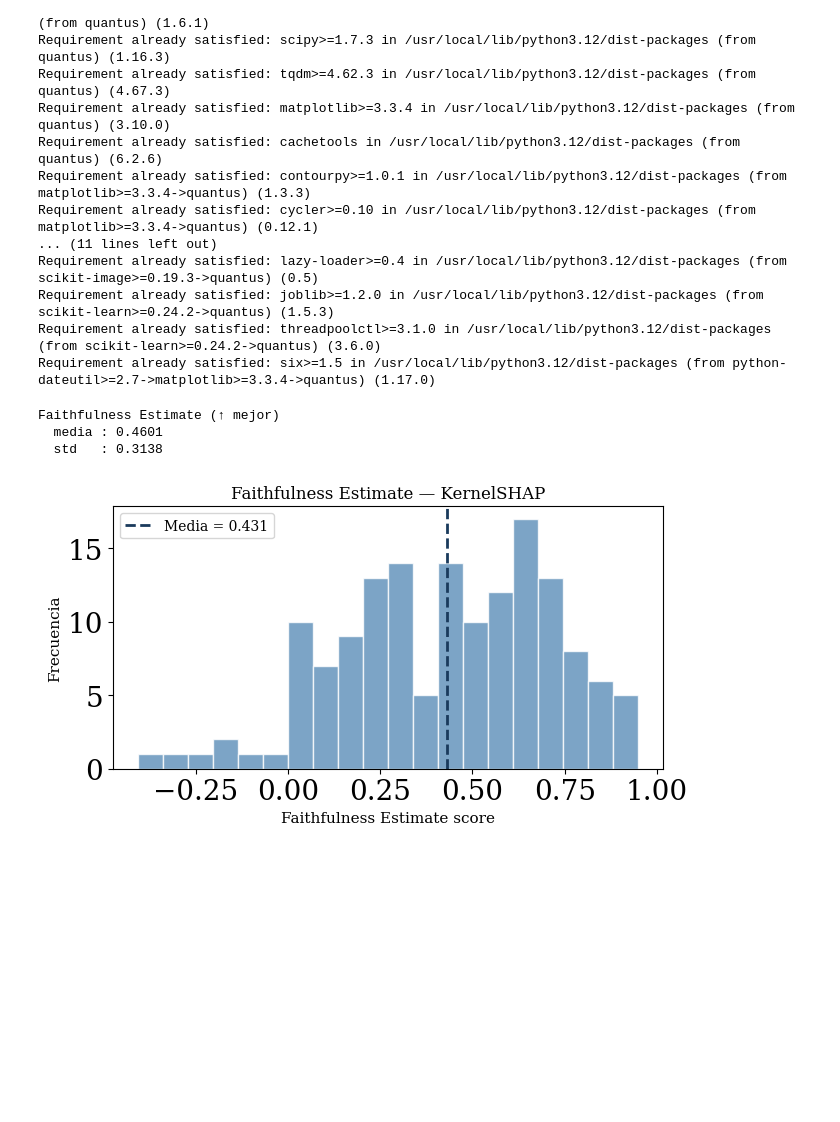
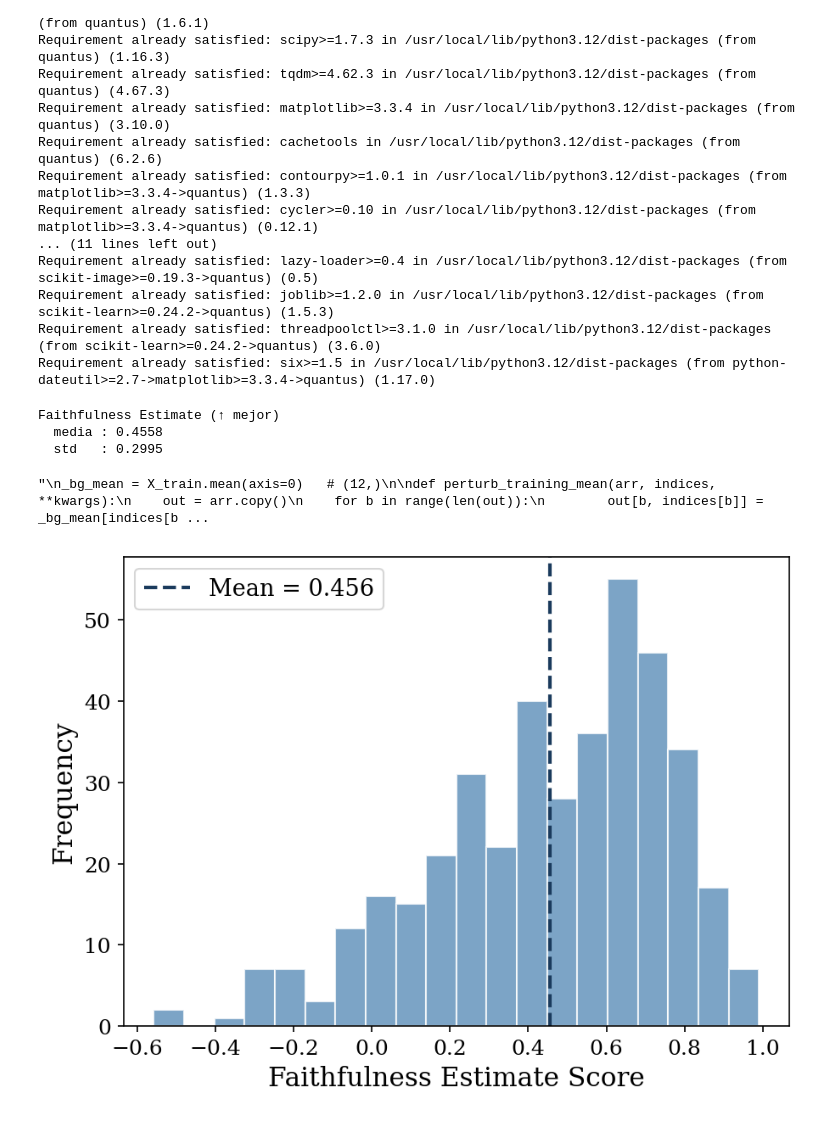
Before and after one commit to CrisCL20/Proyecto-XAI, a Jupyter notebook: notebooks/explanations.ipynb, the cells around one changed output. Saved outputs shown, nothing was run; the diff lists cells and outputs as text; code cells hidden in the pictures; blank space fills up the shorter version.

```diff
--- a/notebooks/explanations.ipynb
+++ b/notebooks/explanations.ipynb
@@ -243,8 +259,8 @@ model_q = keras.Model(inputs=inp_q, outputs=out_q)
 model_q.layers[-1].set_weights([np.ones((1, 1))])
 
 # Subconjunto de 150 instancias para evaluación
-n_eval    = 200
-eval_idx  = np.random.default_rng(0).choice(400, size=n_eval, replace=False)
+n_eval    = 400
+eval_idx  = np.random.default_rng(0).choice(900, size=n_eval, replace=False)
 x_eval    = X_explain[eval_idx]
 a_eval    = shap_values[eval_idx]
 
@@ -292,21 +308,51 @@ scores_fe = np.array(metric_fe(
 print(f'Faithfulness Estimate (↑ mejor)')
 print(f'  media : {np.nanmean(scores_fe):.4f}')
 print(f'  std   : {np.nanstd(scores_fe):.4f}')
+
+# _bg_mean: media del training por feature — mismo punto de referencia que KernelSHAP.
+# FaithfulnessEstimate llama a perturb_func(arr=(batch,12), indices=(batch,step));
+# la función reemplaza los índices enmascarados con la media del training de esa feature.
+'''
+_bg_mean = X_train.mean(axis=0)   # (12,)
+
+def perturb_training_mean(arr, indices, **kwargs):
+    out = arr.copy()
+    for b in range(len(out)):
+        out[b, indices[b]] = _bg_mean[indices[b]]
+    return out
+
+metric_fe = quantus.FaithfulnessEstimate(
+    features_in_step=1,
+    perturb_func=perturb_training_mean,
+    return_aggregate=False,
+)
+
+scores_fe = np.array(metric_fe(
+    model=model_q, x_batch=x_eval_q, y_batch=y_quantus, a_batch=a_eval_q
+), dtype=float)
+
+print(f'Faithfulness Estimate (↑ mejor)')
+print(f'  media : {np.nanmean(scores_fe):.4f}')
+print(f'  std   : {np.nanstd(scores_fe):.4f}')
+'''
 # %% [output]
 Faithfulness Estimate (↑ mejor)
-  media : 0.4601
-  std   : 0.3138
+  media : 0.4558
+  std   : 0.2995
+"\n_bg_mean = X_train.mean(axis=0)   # (12,)\n\ndef perturb_training_mean(arr, indices, **kwargs):\n    out = arr.copy()\n    for b in range(len(out)):\n        out[b, indices[b]] = _bg_mean[indices[b ...
-# %%
-fig, ax = plt.subplots(figsize=(7, 4))
-s = scores_fe[np.isfinite(scores_fe)]
-ax.hist(s, bins=20, color='#5B8DB8', alpha=0.8, edgecolor='white')
-ax.axvline(np.nanmean(s), color='#1a3a5c', linestyle='--', linewidth=2,
-           label=f'Media = {np.nanmean(s):.3f}')
-ax.set_xlabel('Faithfulness Estimate score', fontsize=11)
-ax.set_ylabel('Frecuencia', fontsize=11)
-ax.set_title('Faithfulness Estimate — KernelSHAP', fontsize=12)
-ax.legend(fontsize=10)
-plt.tight_layout()
-plt.show()
-# %% [output]
-[figure, removed]
+# %%
+fig, ax = plt.subplots(dpi=150)
+s = scores_fe[np.isfinite(scores_fe)]
+
+ax.hist(s, bins=20, color='#5B8DB8', alpha=0.8, edgecolor='white')
+ax.axvline(np.nanmean(s), color='#1a3a5c', linestyle='--', linewidth=2,
+           label=f'Mean = {np.nanmean(s):.3f}')
+ax.set_xlabel('Faithfulness Estimate Score', fontsize=15)
+ax.set_ylabel('Frequency', fontsize=15)
+ax.tick_params(axis='both', labelsize=12)  # <-- tamaño de los ticks
+ax.legend(fontsize=13)
+plt.tight_layout()
+plt.savefig('faithfulness_estimate_hist.png')
+plt.show()
+# %% [output]
+[figure, added]
```
Also changed, not shown: parts of 4 cells of this notebook.
